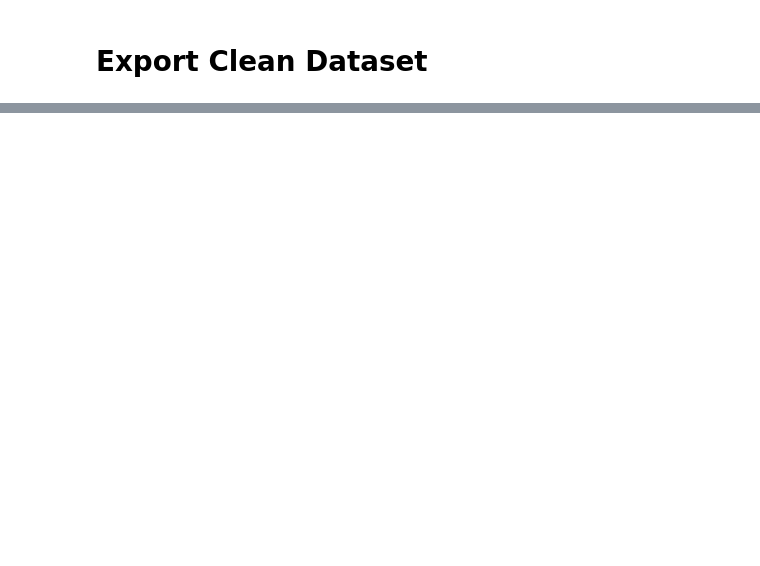
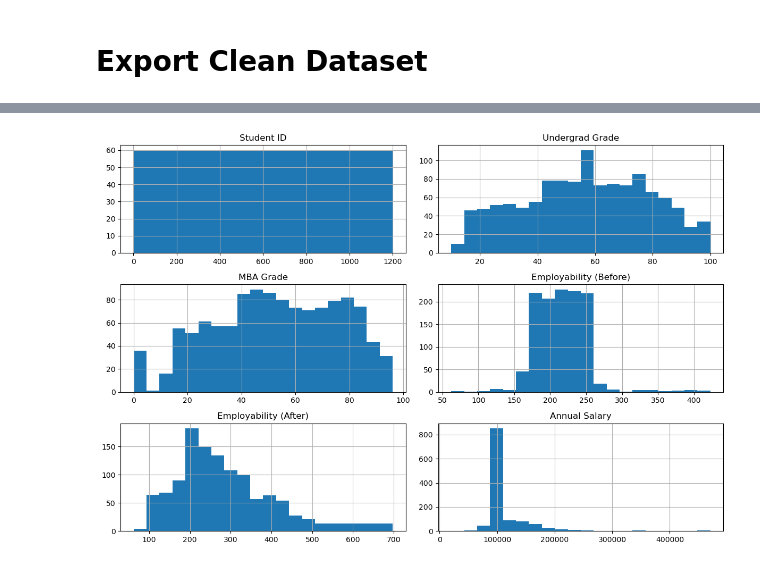
Before and after one commit to junclemente/ads505-FinalProject, a Jupyter notebook: eda/business_school.ipynb, the cells around one changed output, grey strips where cells are left out. Saved outputs shown, nothing was run; the diff lists cells and outputs as text; code cells hidden in the pictures; blank space fills up the shorter version.

```diff
--- a/eda/business_school.ipynb
+++ b/eda/business_school.ipynb
@@ -169,3 +169,6 @@ Descriptive Stats
 # %%
 df_clean = df.copy()
 df_clean.to_csv(datasets/'school_clean.csv', index=False)
+# %%
+dfc = pd.read_csv(datasets/"school_clean.csv")
+dfc.head()
@@ -171,0 +182,6 @@ df_clean.to_csv(datasets/'school_clean.csv', index=False)
+# %%
+dfc.hist(bins=20, figsize=(12, 8))
+plt.tight_layout()
+plt.show()
+# %% [output]
+[figure, added]
```
Also changed, not shown: parts of 2 cells of this notebook.
